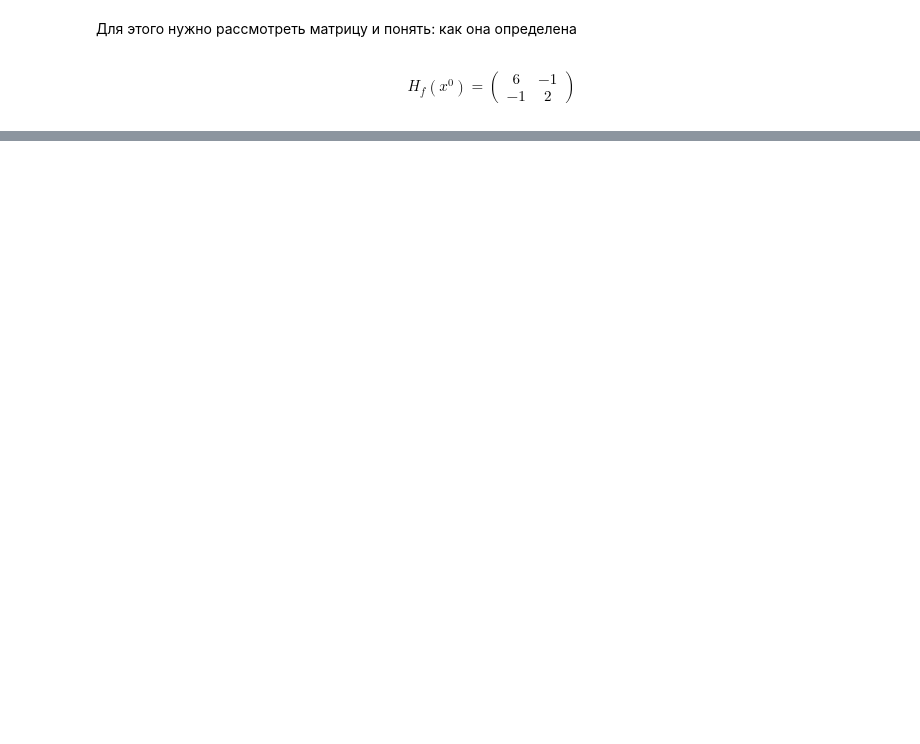
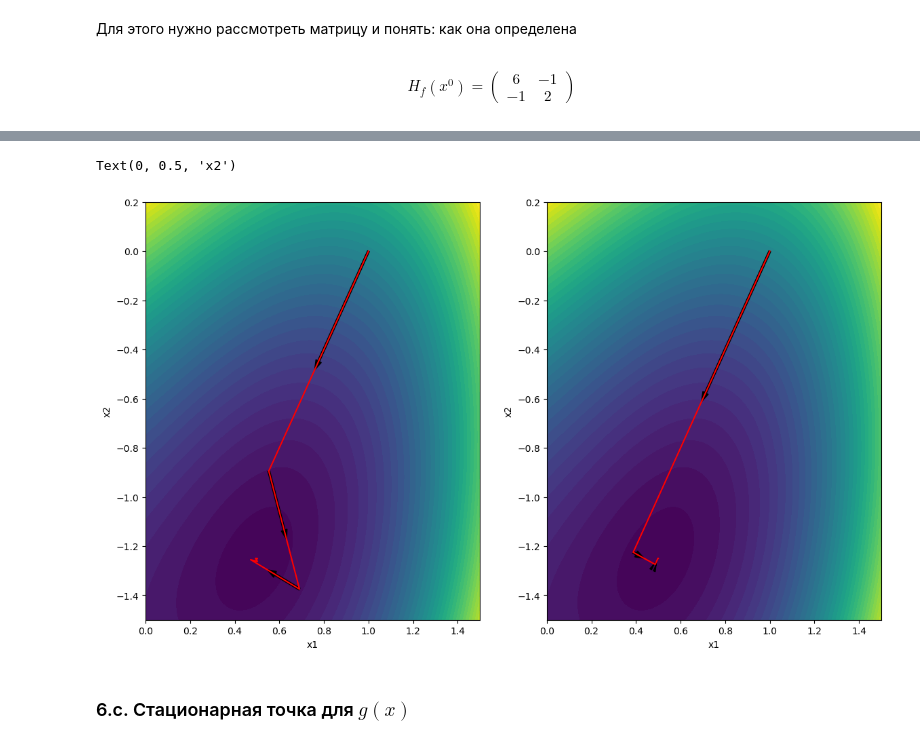
Before and after one commit to EHAT32/optimization, a Jupyter notebook: lab2.ipynb, the cells around one changed output, grey strips where cells are left out. Cells and saved outputs as stored; diff of their text form; code cells hidden in the pictures; blank space fills up the shorter version.

```diff
--- a/lab2.ipynb
+++ b/lab2.ipynb
@@ -110,0 +213,37 @@ $\Delta_1 = 6 > 0$, $\Delta_2 = 12 + 1 = 13 > 0$, получается, что $
+# %%
+xData = np.array(xData)
+xDataSteep = np.array(xDataSteep)
+# %%
+# Посмотрим на функцию
+
+fig, (ax1, ax2) = plt.subplots(1, 2, figsize=(14, 8))
+
+xgrid, ygrid = np.meshgrid(np.linspace(0, 1.5, 100), np.linspace(-1.5, 0.2, 100))
+
+
+ax1.contourf(xgrid, ygrid, f(xgrid, ygrid), levels=50)
+ax1.plot(xData[:, 0], xData[:,1], c="r")
+for i in range(6):
+    length = np.sqrt((xData[i,0] - xData[i+1,0])**2 + (xData[i,1] - xData[i+1,1])**2)
+    cos = (xData[i+1,0] - xData[i,0]) / length
+    sin = (xData[i+1,1] - xData[i,1]) / length
+    ax1.arrow(xData[i,0], xData[i,1], length * 0.5 * cos, length * 0.5 * sin, color = 'black', width=0.009)
+ax1.set_xlabel("x1")
+ax1.set_ylabel("x2")
+
+
+
+ax2.contourf(xgrid, ygrid, f(xgrid, ygrid), levels=50)
+ax2.plot(xDataSteep[:, 0], xDataSteep[:,1], c="r")
+for i in range(3):
+    length = np.sqrt((xDataSteep[i,0] - xDataSteep[i+1,0])**2 + (xDataSteep[i,1] - xDataSteep[i+1,1])**2)
+    cos = (xDataSteep[i+1,0] - xDataSteep[i,0]) / length
+    sin = (xDataSteep[i+1,1] - xDataSteep[i,1]) / length
+    ax2.arrow(xDataSteep[i,0], xDataSteep[i,1], length * 0.5 * cos, length * 0.5 * sin, color = 'black', width=0.009, length_includes_head = True)
+ax2.set_xlabel("x1")
+ax2.set_ylabel("x2")
+# %% [output]
+Text(0, 0.5, 'x2')
+[figure, added]
+# %% [markdown]
+### 6.c. Стационарная точка для $g(x)$
```
Also changed, not shown: parts of 32 cells of this notebook.
